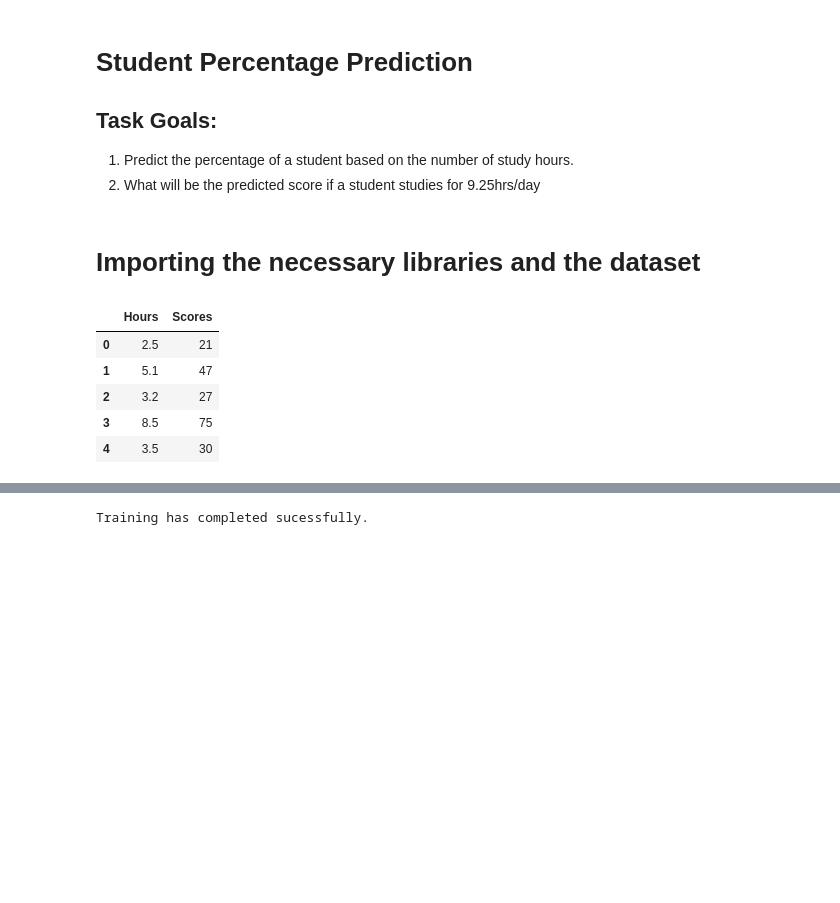
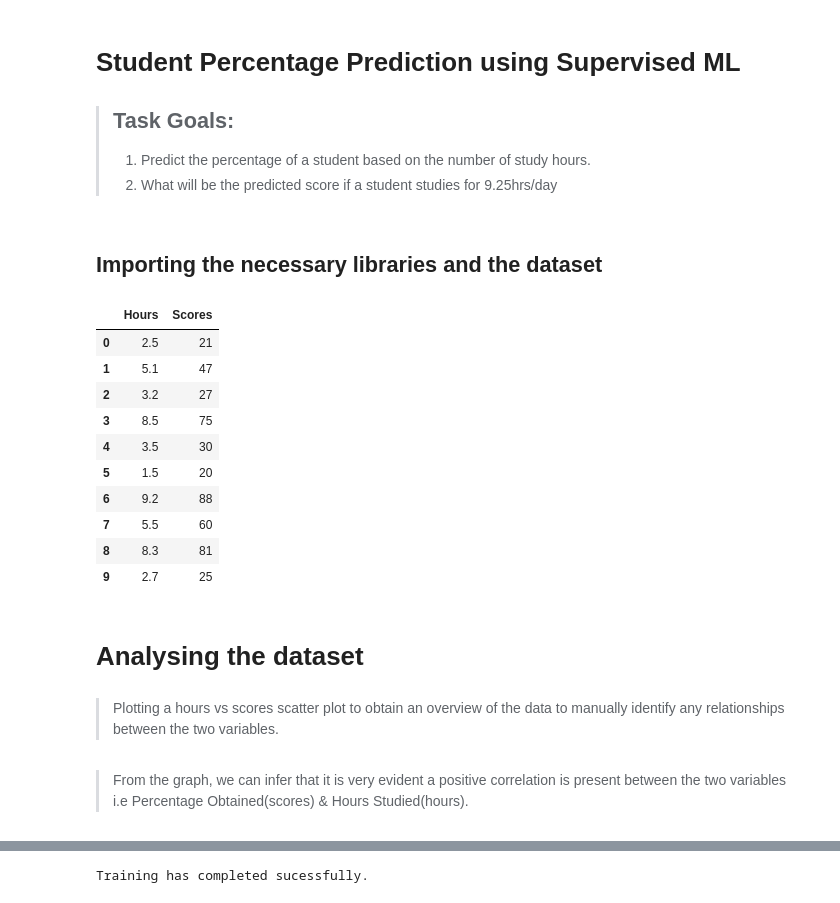
Before and after one commit to KSJ-SINGH/Student-Percentage-Prediction, a Jupyter notebook: sol1_Percentage_Prediction .ipynb, the cells around one changed output, grey strips where cells are left out. Saved outputs shown, nothing was run; the diff lists cells and outputs as text; code cells hidden in the pictures; blank space fills up the shorter version.

```diff
--- a/solution.ipynb
+++ b/sol1_Percentage_Prediction .ipynb
@@ -1,10 +1,10 @@
 # %% [markdown]
-# **Student Percentage Prediction**
-## Task Goals:
-1. Predict the percentage of a student based on the number of study hours.
-2. What will be the predicted score if a student studies for 9.25hrs/day
+# **Student Percentage Prediction using Supervised ML**
+> ## Task Goals:
+> 1. Predict the percentage of a student based on the number of study hours.
+> 2. What will be the predicted score if a student studies for 9.25hrs/day
 # %% [markdown]
-# Importing the necessary libraries and the dataset
+## **Importing the necessary libraries and the dataset**
 # %%
 import pandas as pd
 import numpy as np
@@ -17,12 +17,17 @@ url = "https://raw.githubusercontent.com/AdiPersonalWorks/Random/master/student_
 
 data_df = pd.read_csv(url)
 # %%
-data_df.head(5)
+data_df.head(10)
 # %% [output]
 |  | Hours | Scores |
 | 0 | 2.5 | 21 |
 | 1 | 5.1 | 47 |
 | 2 | 3.2 | 27 |
 | 3 | 8.5 | 75 |
 | 4 | 3.5 | 30 |
+| 5 | 1.5 | 20 |
+| 6 | 9.2 | 88 |
+| 7 | 5.5 | 60 |
+| 8 | 8.3 | 81 |
+| 9 | 2.7 | 25 |
 # %%
@@ -29,2 +35,6 @@ data_df.head(5)
 data_df.columns = map(str.lower, data_df.columns)
+# %% [markdown]
+# **Analysing the dataset**
+# %% [markdown]
+> Plotting a hours vs scores scatter plot to obtain an overview of the data to manually identify any relationships between the two variables.
 # %%
@@ -33 +44,3 @@ hours_vs_scores_scatter.update_traces(marker = dict(size = 9))
+# %% [markdown]
+> From the graph, we can infer that it is very evident a positive correlation is present between the two variables i.e Percentage Obtained(scores) & Hours Studied(hours).
 # %% [markdown]
```
Also changed, not shown: parts of 19 cells of this notebook.
